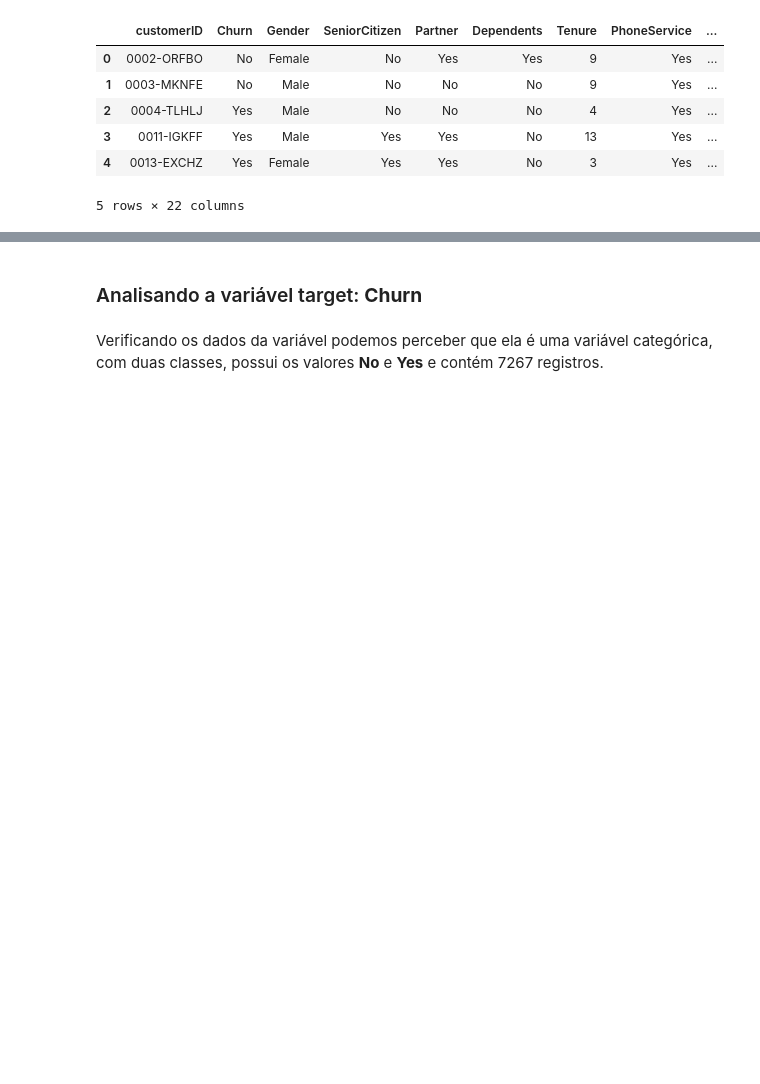
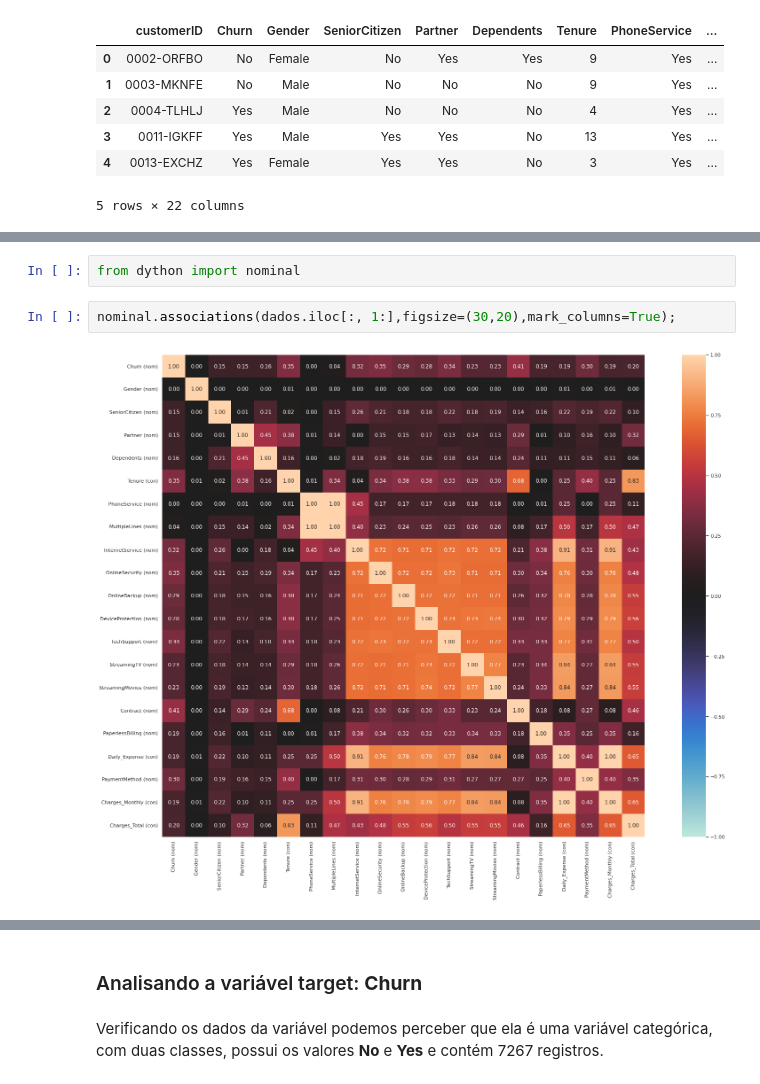
Before and after one commit to andre-almd/Alura_Challenge_Data_Science, a Jupyter notebook: Semana 02 - Visualização dos Dados/Challenge_Alura_Voz_Semana_2.ipynb, the cells around one changed output, grey strips where cells are left out. Drawn from its saved outputs; the diff is of its cells as text; blank space fills up the shorter version.

```diff
--- a/Semana 02 - Visualização dos Dados/Challenge_Alura_Voz_Semana_2.ipynb
+++ b/Semana 02 - Visualização dos Dados/Challenge_Alura_Voz_Semana_2.ipynb
@@ -26,0 +46,6 @@ dados.head()
+# %%
+from dython import nominal
+# %%
+nominal.associations(dados.iloc[:, 1:],figsize=(30,20),mark_columns=True);
+# %% [output]
+[figure, added]
```
Also changed, not shown: parts of 21 cells of this notebook.
